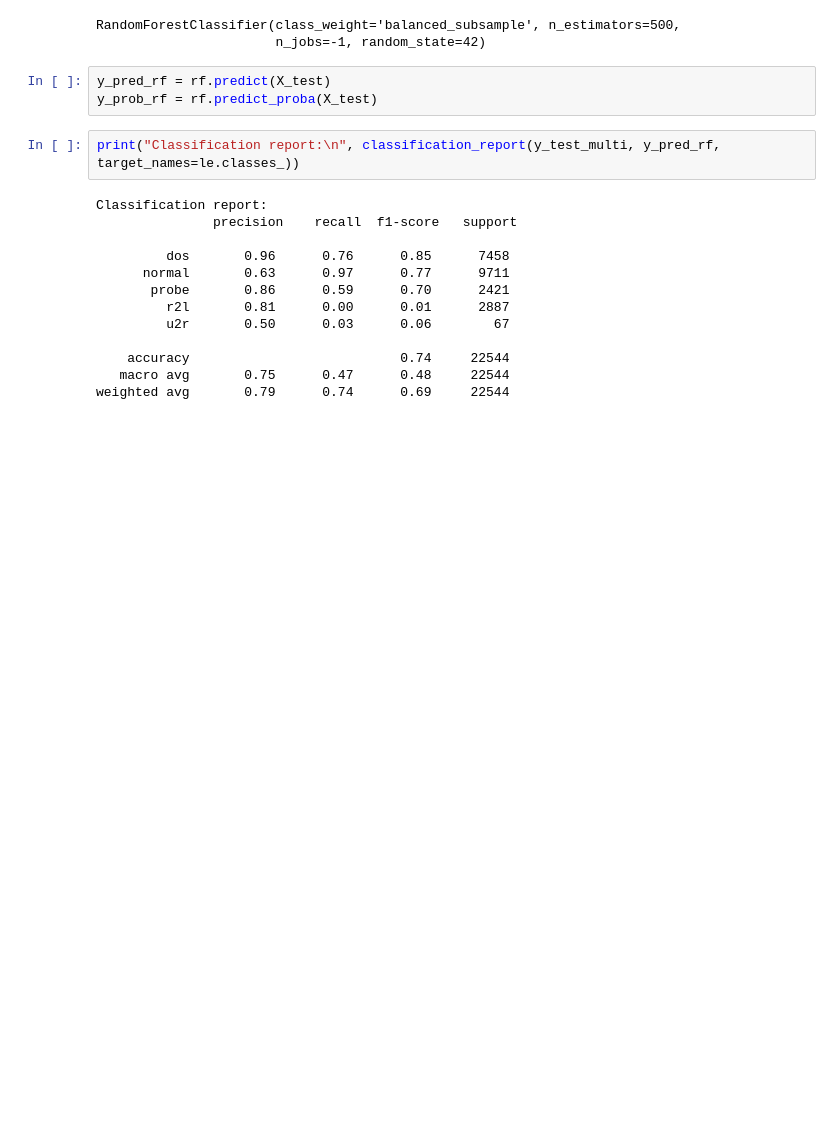
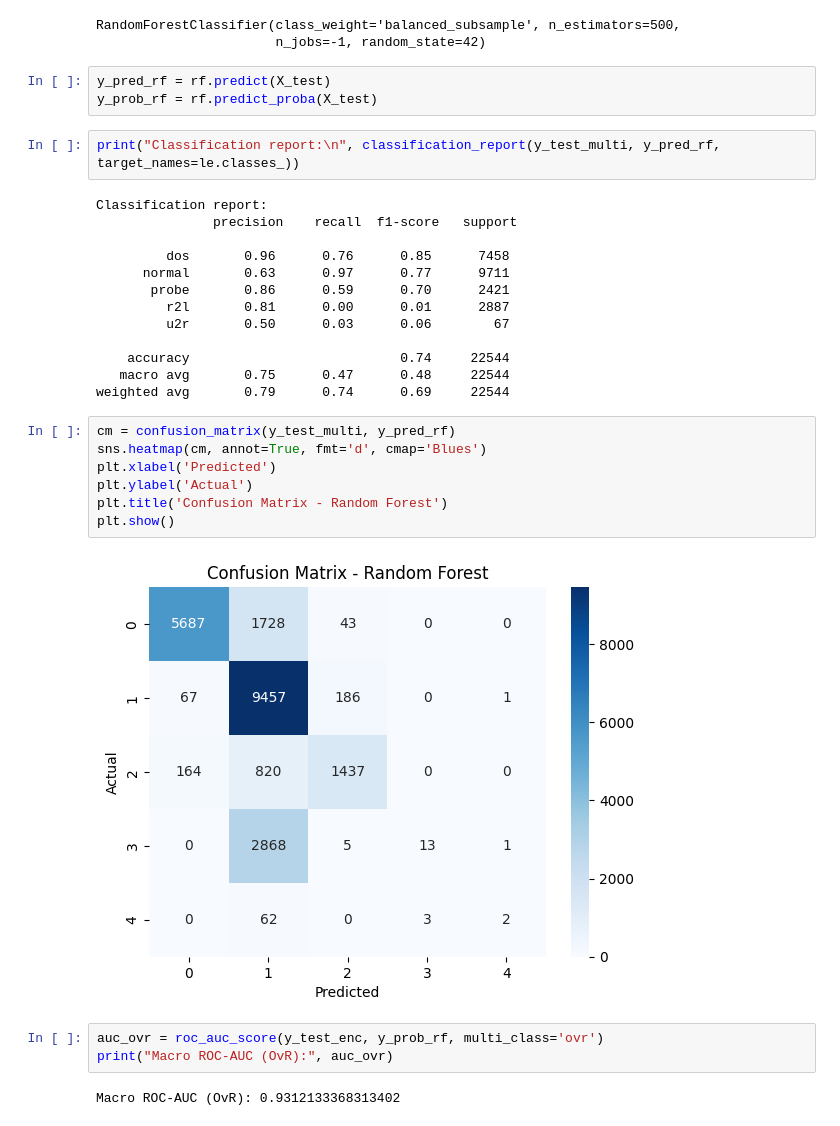
Before and after one commit to SantanuOjha/nsl-kdd-classical-ids-reproduction, a Jupyter notebook: notebooks/04_multiclass_model.ipynb, the cells around one changed output. Drawn from its saved outputs; the diff is of its cells as text; blank space fills up the shorter version.

Commit message:
Completion of Multiclass Classification of Standardised data

```diff
--- a/notebooks/04_multiclass_model.ipynb
+++ b/notebooks/04_multiclass_model.ipynb
@@ -156,3 +156,17 @@ Classification report:
     accuracy                           0.74     22544
    macro avg       0.75      0.47      0.48     22544
 weighted avg       0.79      0.74      0.69     22544
+# %%
+cm = confusion_matrix(y_test_multi, y_pred_rf)
+sns.heatmap(cm, annot=True, fmt='d', cmap='Blues')
+plt.xlabel('Predicted')
+plt.ylabel('Actual')
+plt.title('Confusion Matrix - Random Forest')
+plt.show()
+# %% [output]
+[figure, added]
+# %%
+auc_ovr = roc_auc_score(y_test_enc, y_prob_rf, multi_class='ovr')
+print("Macro ROC-AUC (OvR):", auc_ovr)
+# %% [output]
+Macro ROC-AUC (OvR): 0.9312133368313402
```
Also changed, not shown: parts of 5 cells of this notebook.
